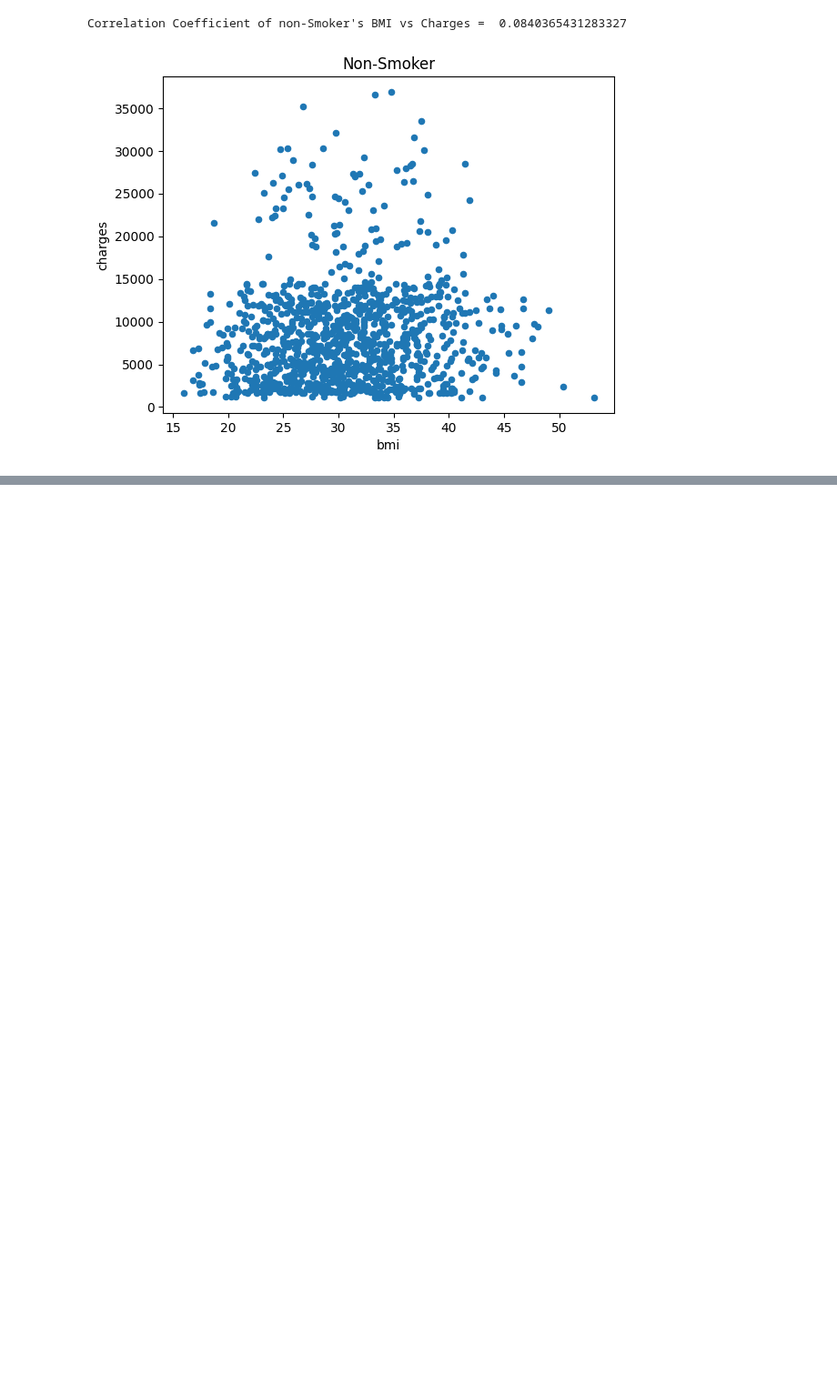
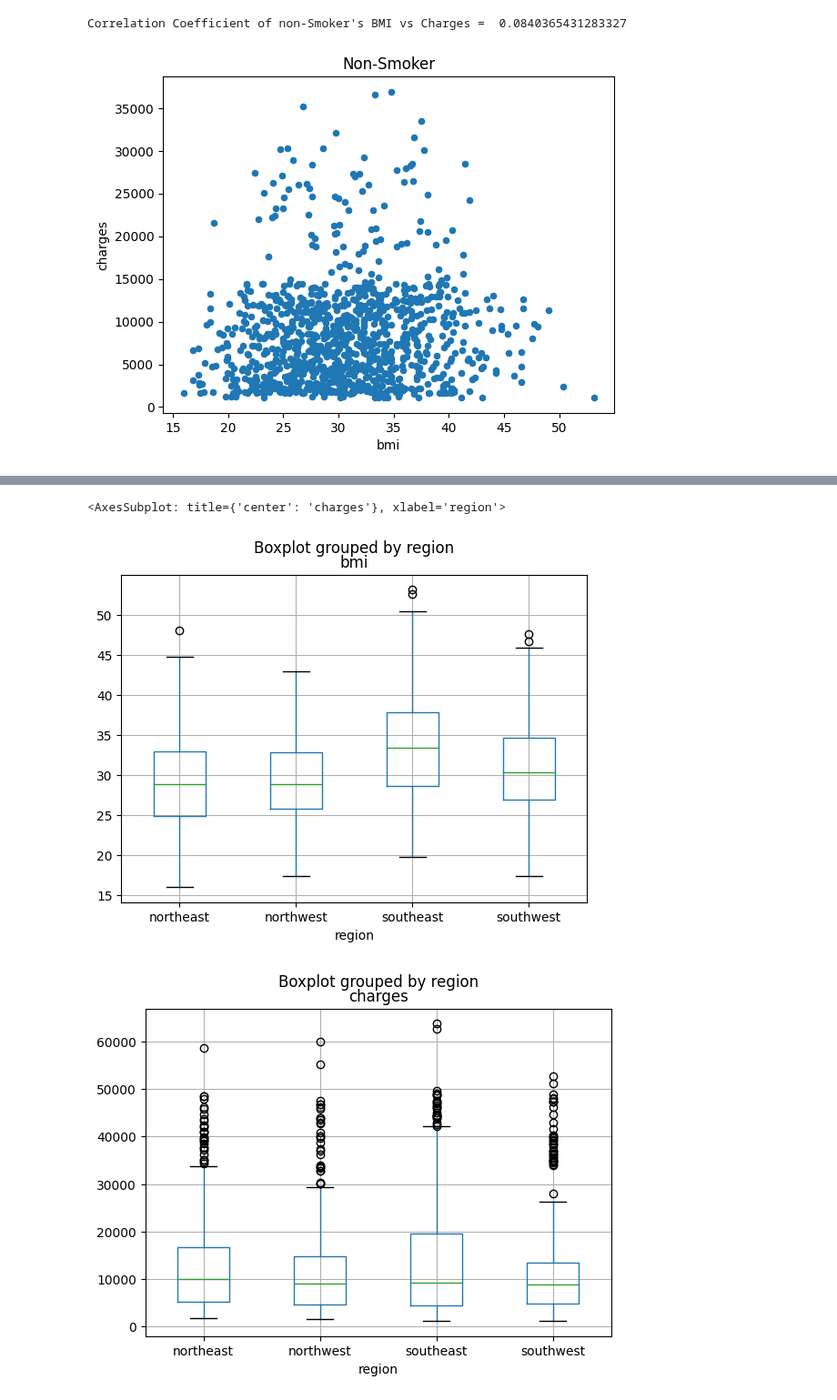
Before and after one commit to ubco-W2022T2-data301/project-group-group08, a Jupyter notebook: analysis/analysis3.ipynb, the cells around one changed output, grey strips where cells are left out. Shown at 91% size. Saved outputs shown, nothing was run; the diff lists cells and outputs as text; code cells hidden in the pictures; blank space fills up the shorter version.

```diff
--- a/analysis/analysis3.ipynb
+++ b/analysis/analysis3.ipynb
@@ -29,0 +33,3 @@ Correlation Coefficient of non-Smoker's BMI vs Charges =  0.0840365431283327
+# %%
+medreg = med.drop(['sex','smoker','children'], axis = 1)
+medregse
@@ -29,0 +50,7 @@ Correlation Coefficient of non-Smoker's BMI vs Charges =  0.0840365431283327
+# %%
+medreg.boxplot(by= 'region', column = ['bmi'])
+medreg.boxplot(by= 'region', column = ['charges'])
+# %% [output]
+<AxesSubplot: title={'center': 'charges'}, xlabel='region'>
+[figure, added]
+[figure, added]
```
Also changed, not shown: parts of 3 cells of this notebook, 1 other file.
